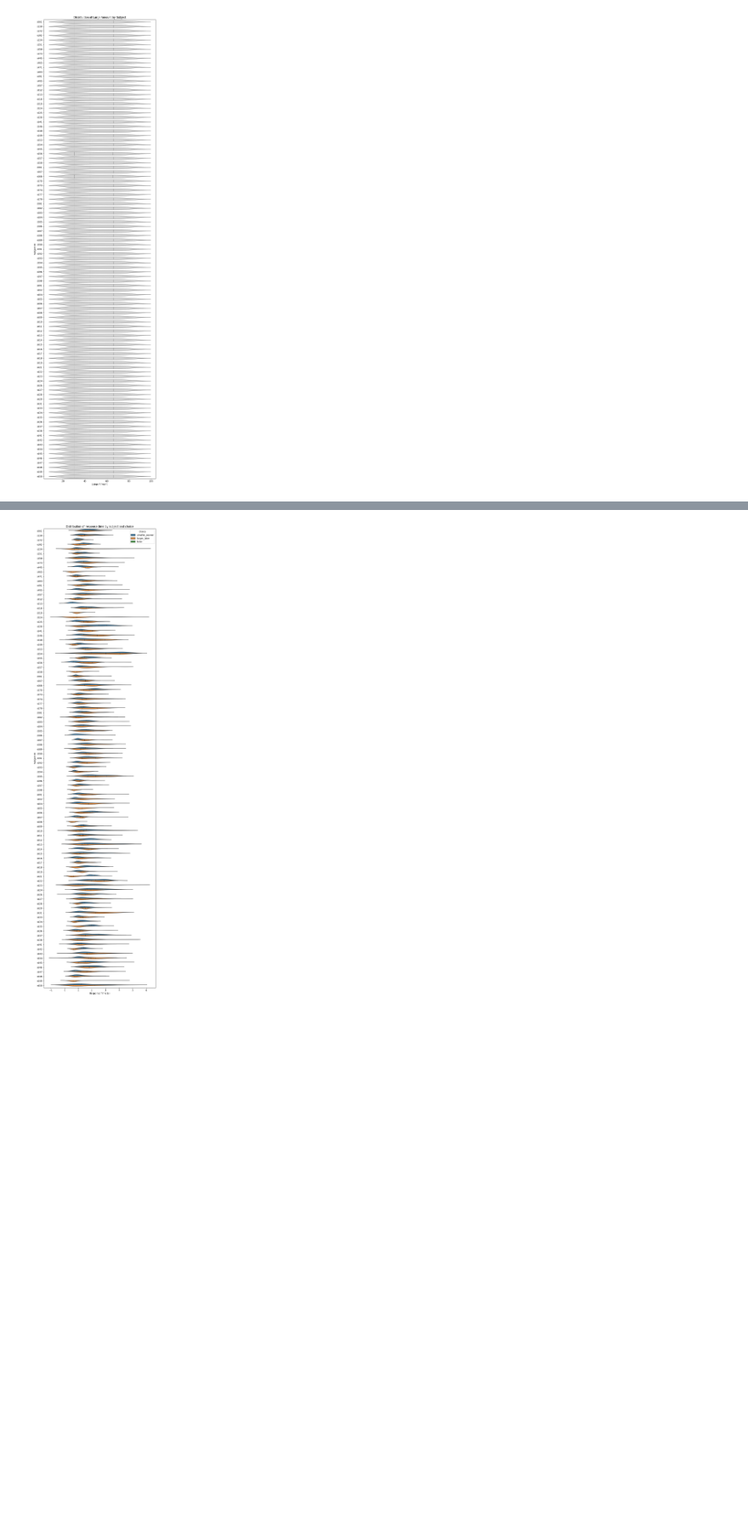
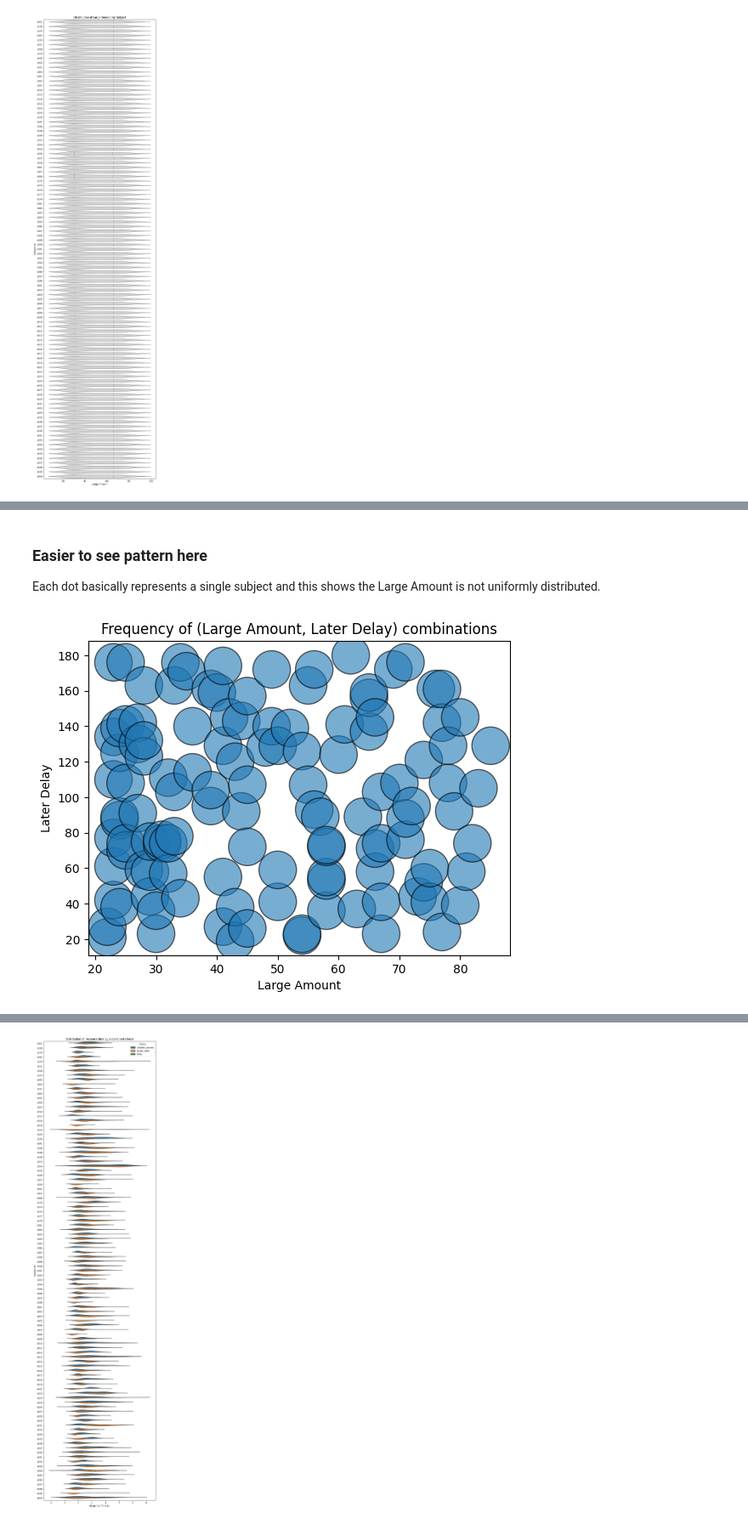
Before and after one commit to jmumford/delay-discounting-mvpa, a Jupyter notebook: analyses/data_orientation/looking_at_data.ipynb, the cells around one changed output, grey strips where cells are left out. Shown at 85% size. Cells and saved outputs as stored; diff of their text form; code cells hidden in the pictures; blank space fills up the shorter version.

```diff
--- a/analyses/data_orientation/looking_at_data.ipynb
+++ b/analyses/data_orientation/looking_at_data.ipynb
@@ -63,0 +99,24 @@ plt.show()
+# %% [markdown]
+### Easier to see pattern here
+Each dot basically represents a single subject and this shows the Large Amount is not uniformly distributed.
+# %%
+# Count how often each (large_amount, later_delay) pair occurs
+counts = (
+    events_combined.groupby(['large_amount', 'later_delay'])
+    .size()
+    .reset_index(name='count')
+)
+
+plt.scatter(
+    counts['large_amount'],
+    counts['later_delay'],
+    s=counts['count'] * 10,  # scale factor for dot size
+    alpha=0.6,
+    edgecolor='k',
+)
+plt.xlabel('Large Amount')
+plt.ylabel('Later Delay')
+plt.title('Frequency of (Large Amount, Later Delay) combinations')
+plt.show()
+# %% [output]
+[figure, added]
```
Also changed, not shown: parts of 7 cells of this notebook.
